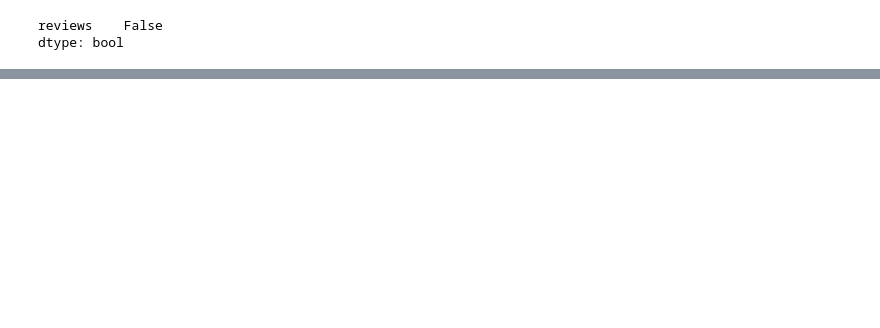
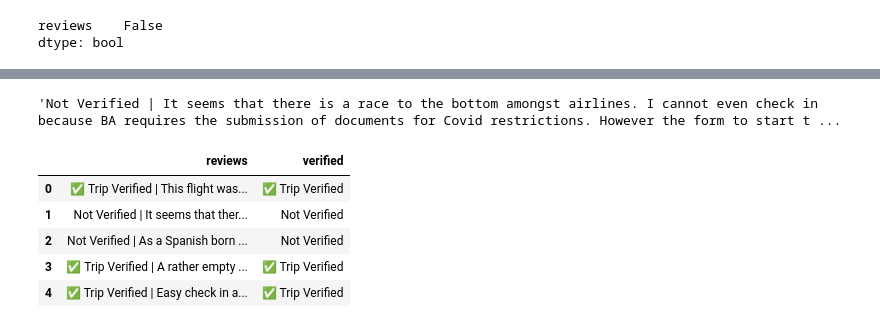
Before and after one commit to kintan-pitaloka/BritishAirways-PredictingCustomerBehaviours, a Jupyter notebook: BA_WebScraping_and_Analysis.ipynb, the cells around one changed output, grey strips where cells are left out. Cells and saved outputs as stored; diff of their text form; code cells hidden in the pictures; blank space fills up the shorter version.

```diff
--- a/BA_WebScraping_and_Analysis.ipynb
+++ b/BA_WebScraping_and_Analysis.ipynb
@@ -120,0 +153,4 @@ dtype: bool
+# %%
+data2['reviews'][1]
+# %% [output]
+'Not Verified | It seems that there is a race to the bottom amongst airlines. I cannot even check in because BA requires the submission of documents for Covid restrictions. However the form to start t ...
@@ -120,0 +159,9 @@ dtype: bool
+# %%
+data2.head()
+# %% [output]
+|  | reviews | verified |
+| 0 | ✅ Trip Verified | This flight was... | ✅ Trip Verified |
+| 1 | Not Verified | It seems that ther... | Not Verified |
+| 2 | Not Verified | As a Spanish born ... | Not Verified |
+| 3 | ✅ Trip Verified | A rather empty ... | ✅ Trip Verified |
+| 4 | ✅ Trip Verified | Easy check in a... | ✅ Trip Verified |
```
Also changed, not shown: parts of 30 cells of this notebook.
